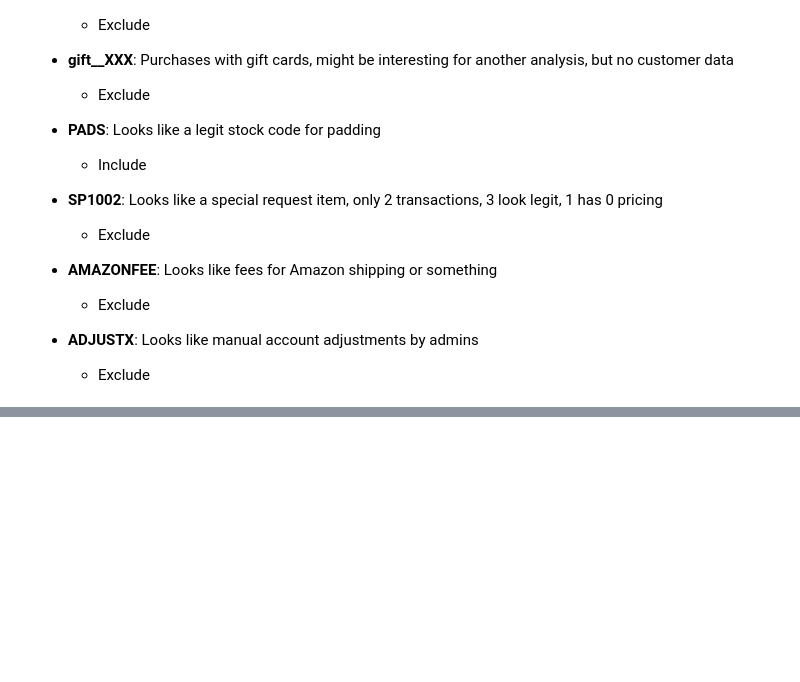
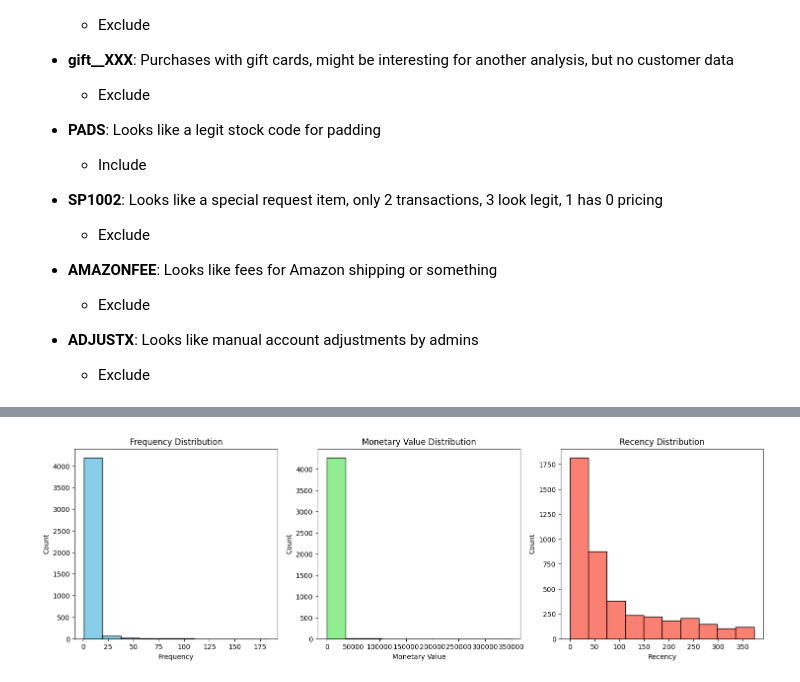
Before and after one commit to tristandabsonu/Retail-Customer-Clustering, a Jupyter notebook: retail-analysis.ipynb, the cells around one changed output, grey strips where cells are left out. Drawn from its saved outputs; the diff is of its cells as text; code cells hidden in the pictures; blank space fills up the shorter version.

Commit message:
customer summary

```diff
--- a/retail-analysis.ipynb
+++ b/retail-analysis.ipynb
@@ -199,0 +275,3 @@ data[data['StockCode'] == 'POST']
+# %%
+data = data[data['Price'] > 0]
+data
@@ -199,0 +318,3 @@ data[data['StockCode'] == 'POST']
+# %%
+data['LineTotal'] = data['Quantity'] * data['Price']
+data
@@ -199,0 +335,7 @@ data[data['StockCode'] == 'POST']
+# %%
+customer = data.groupby(by="Customer ID", as_index=False).agg(
+    MonetaryValue=("LineTotal", "sum"),
+    Frequency=("Invoice", "nunique"),
+    LastInvoiceDate=("InvoiceDate", "max"))
+
+customer
@@ -199,0 +356,5 @@ data[data['StockCode'] == 'POST']
+# %%
+most_recent_purchase = customer['LastInvoiceDate'].max()
+
+customer['Recency'] = (most_recent_purchase - customer['LastInvoiceDate']).dt.days
+customer
@@ -199,0 +375,23 @@ data[data['StockCode'] == 'POST']
+# %%
+plt.figure(figsize=(18,5))
+plt.subplot(1,3,1)
+plt.hist(customer['Frequency'], bins=10, color='skyblue', edgecolor='black')
+plt.title('Frequency Distribution')
+plt.xlabel('Frequency')
+plt.ylabel('Count')
+
+plt.subplot(1,3,2)
+plt.hist(customer['MonetaryValue'], bins=10, color='lightgreen', edgecolor='black')
+plt.title('Monetary Value Distribution')
+plt.xlabel('Monetary Value')
+plt.ylabel('Count')
+
+plt.subplot(1,3,3)
+plt.hist(customer['Recency'], bins=10, color='salmon', edgecolor='black')
+plt.title('Recency Distribution')
+plt.xlabel('Recency')
+plt.ylabel('Count')
+
+plt.show()
+# %% [output]
+[figure, added]
```
Also changed, not shown: parts of 18 cells of this notebook.
